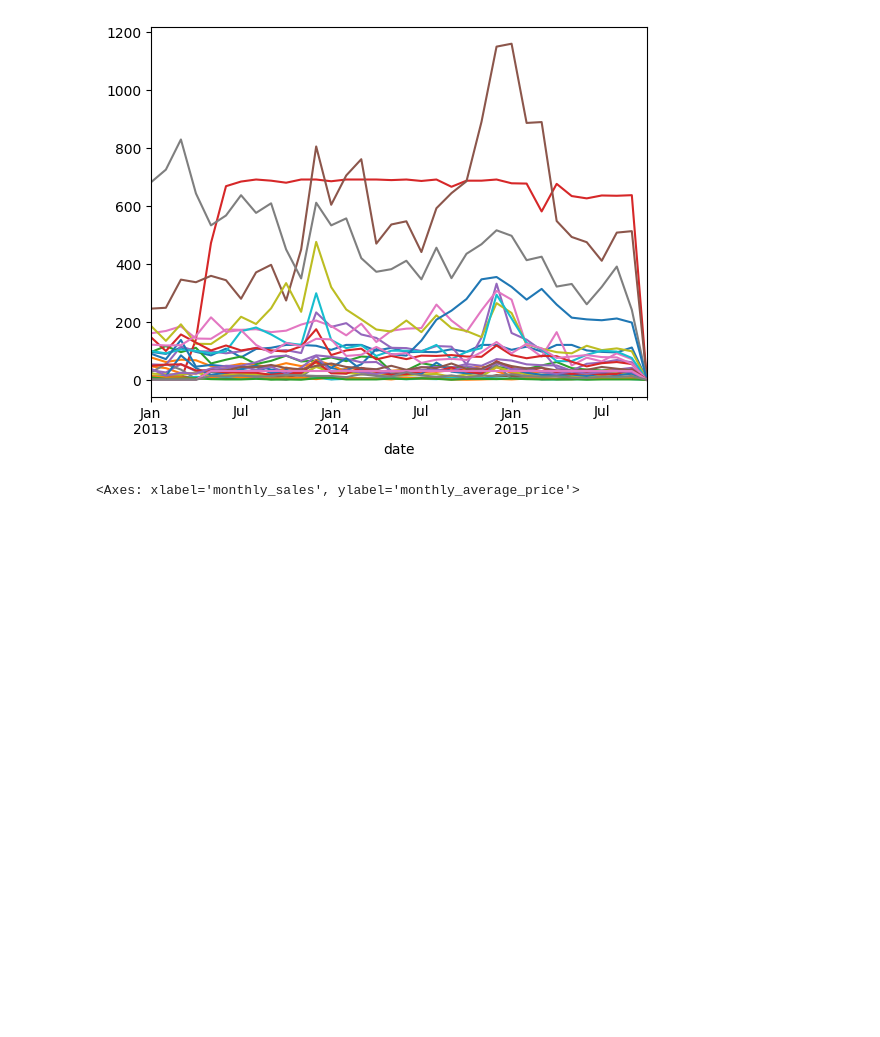
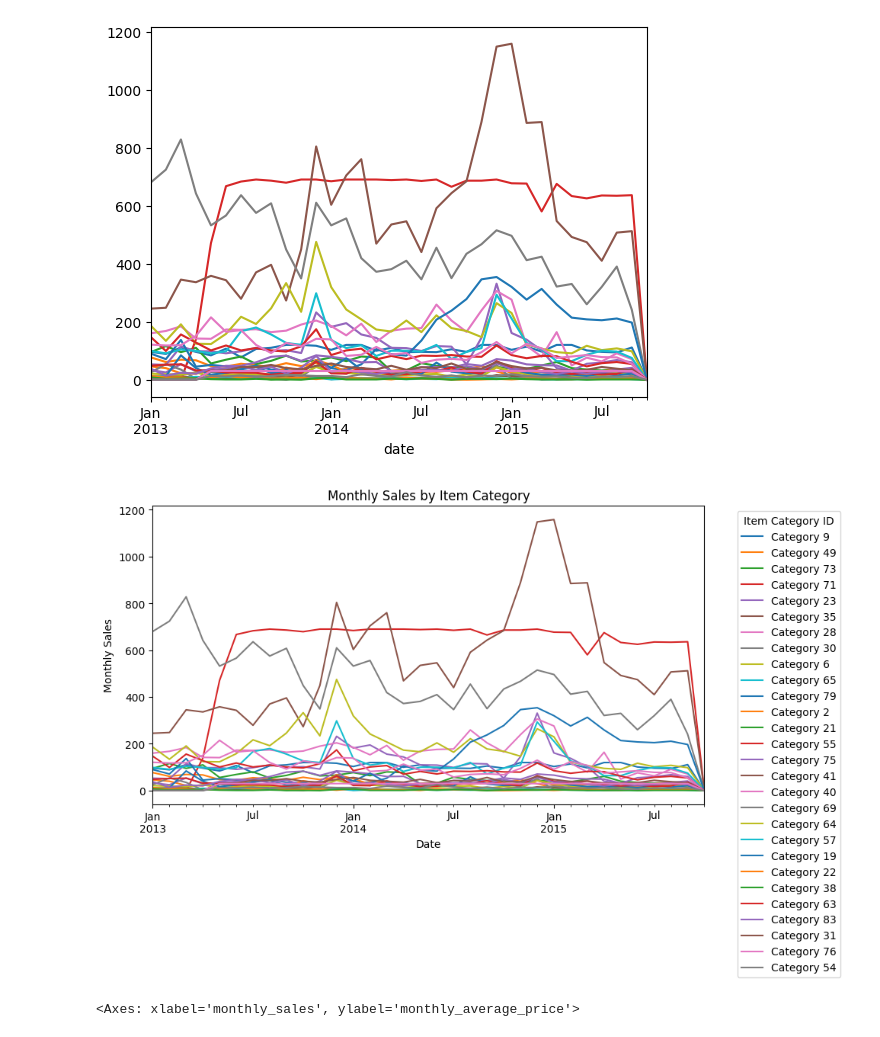
Before and after one commit to leoaguado/E3_Unsupervised_Machine_Learning, a Jupyter notebook: ML_time_series.ipynb, the cells around one changed output. Cells and saved outputs as stored; diff of their text form; code cells hidden in the pictures; blank space fills up the shorter version.

```diff
--- a/ML_time_series.ipynb
+++ b/ML_time_series.ipynb
@@ -272,5 +273,24 @@ for i in df.item_category_id.unique():
 # %% [output]
 [figure]
+# %%
+plt.figure(figsize=(10,6))
+
+for i in df.item_category_id.unique():
+    t = (
+        df[df.item_category_id == i]
+        .groupby(["date"])["monthly_sales"]
+        .sum()
+    )
+    t.plot(label=f'Category {i}')
+
+plt.legend(title="Item Category ID", bbox_to_anchor=(1.05, 1), loc='upper left')
+plt.xlabel("Date")
+plt.ylabel("Monthly Sales")
+plt.title("Monthly Sales by Item Category")
+plt.tight_layout()  # 🔹 Ajusta márgenes automáticamente
+plt.show()
+# %% [output]
+[figure, added]
 # %%
 sns.scatterplot(df[df["monthly_average_price"] < 4000],
                 x = "monthly_sales",
```
Also changed, not shown: parts of 29 cells of this notebook.
